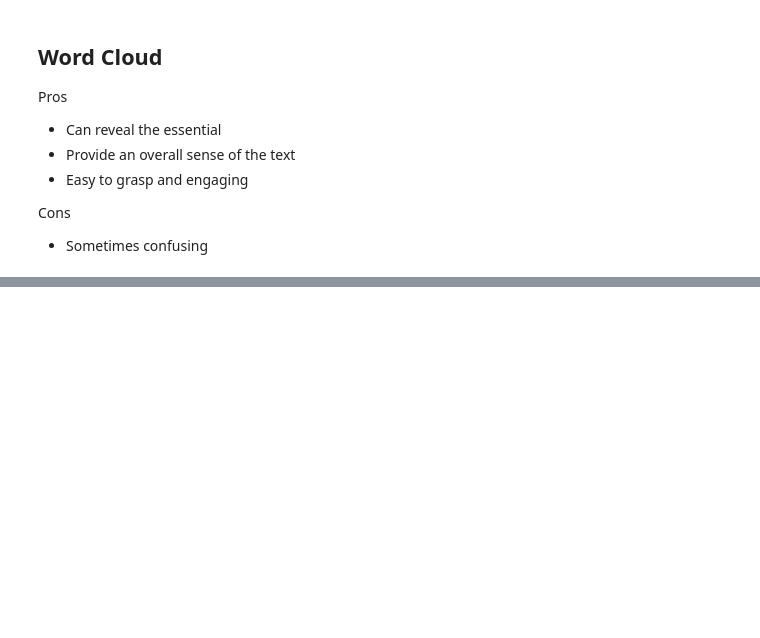
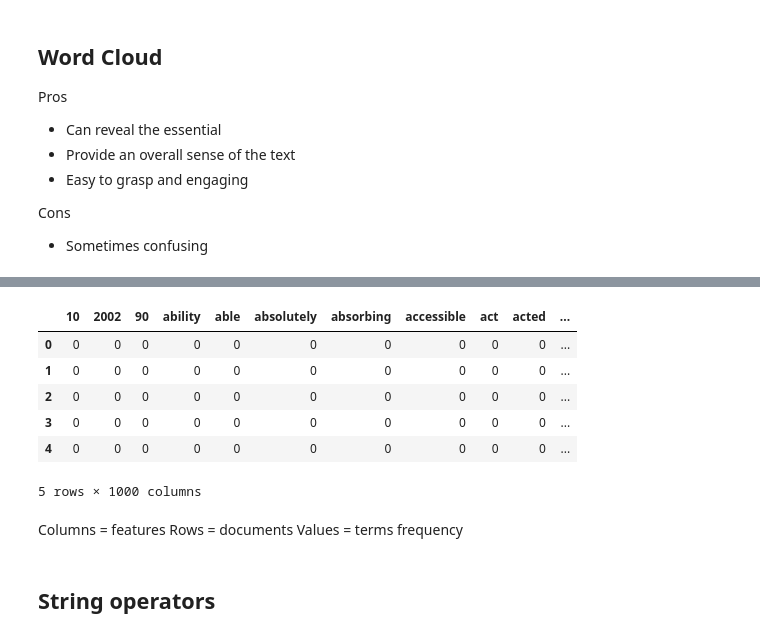
Before and after one commit to mathewsrc/-Natural-Language-Processing-in-Python, a Jupyter notebook: Sentiment_Analysis.ipynb, the cells around one changed output, grey strips where cells are left out. Saved outputs shown, nothing was run; the diff lists cells and outputs as text; code cells hidden in the pictures; blank space fills up the shorter version.

```diff
--- a/Sentiment_Analysis.ipynb
+++ b/Sentiment_Analysis.ipynb
@@ -167,0 +189,27 @@ plt.show()
+# %%
+from sklearn.feature_extraction.text import CountVectorizer, ENGLISH_STOP_WORDS
+
+stop_words = list(ENGLISH_STOP_WORDS) + ["film", "films", "movie", "movies"]
+
+vect = CountVectorizer(stop_words=stop_words, max_features=1000)
+vect.fit(training_pl["text"].to_numpy())
+X = vect.transform(training_pl["text"].to_numpy())
+
+x_array = X.toarray()
+feature_names = vect.get_feature_names_out()
+
+pd.DataFrame(x_array, columns=feature_names).head(5)
+# %% [output]
+|  | 10 | 2002 | 90 | ability | able | absolutely | absorbing | accessible | act | acted | ... |
+| 0 | 0 | 0 | 0 | 0 | 0 | 0 | 0 | 0 | 0 | 0 | ... |
+| 1 | 0 | 0 | 0 | 0 | 0 | 0 | 0 | 0 | 0 | 0 | ... |
+| 2 | 0 | 0 | 0 | 0 | 0 | 0 | 0 | 0 | 0 | 0 | ... |
+| 3 | 0 | 0 | 0 | 0 | 0 | 0 | 0 | 0 | 0 | 0 | ... |
+| 4 | 0 | 0 | 0 | 0 | 0 | 0 | 0 | 0 | 0 | 0 | ... |
+5 rows × 1000 columns
+# %% [markdown]
+Columns = features
+Rows = documents
+Values = terms frequency
+# %% [markdown]
+## String operators
```
Also changed, not shown: parts of 21 cells of this notebook.
